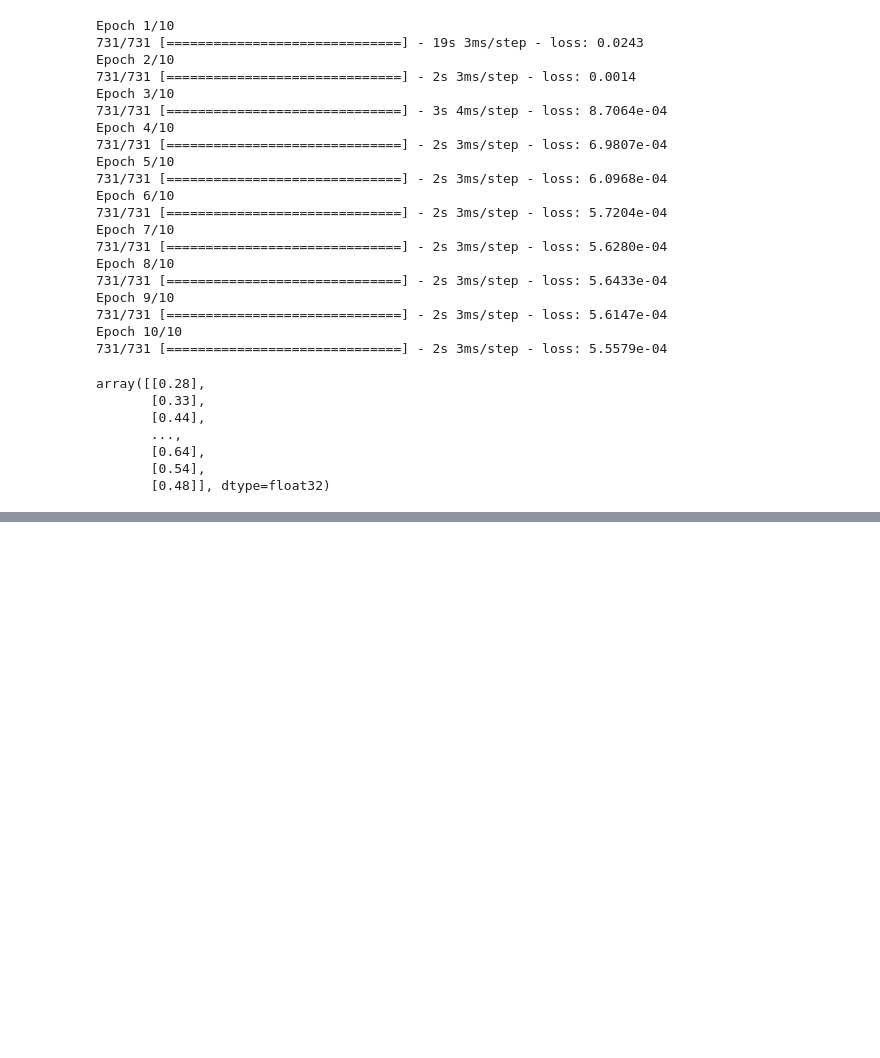
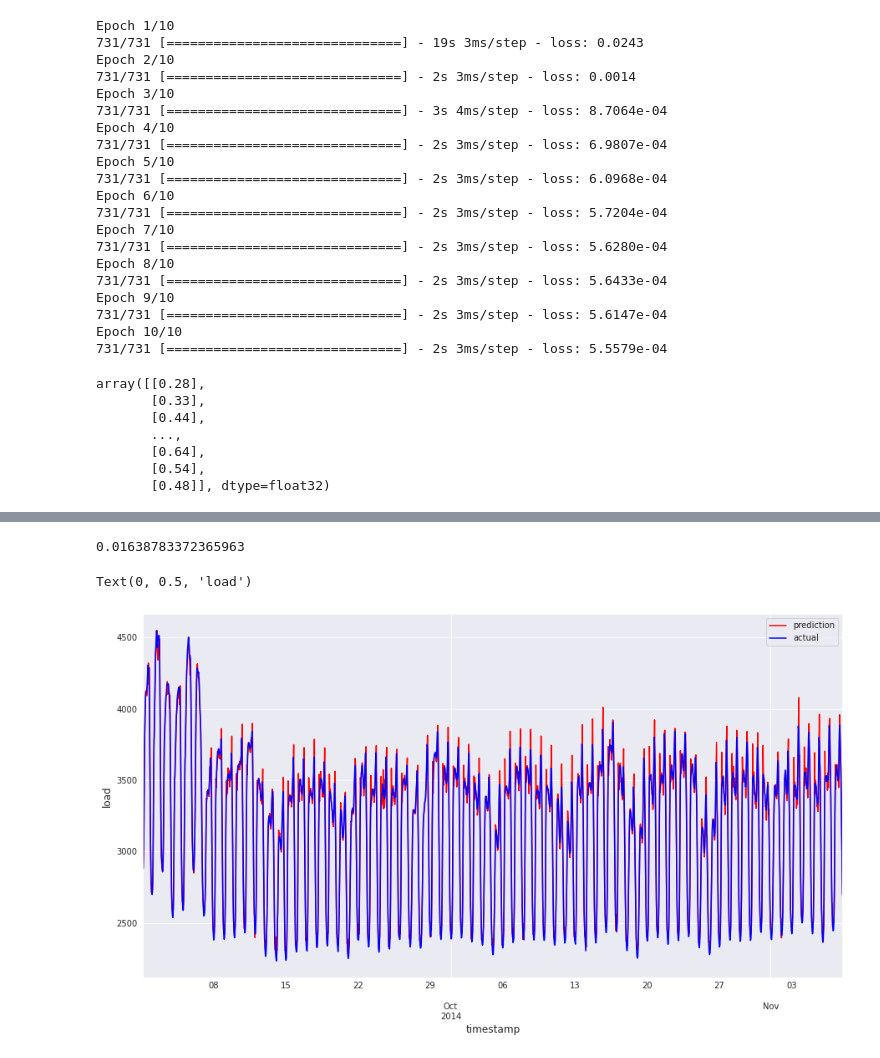
Before and after one commit to paulsok/kaggle, a Jupyter notebook: Global Energy Forecasting Competition/Global_Energy_Forecasting_Competition.ipynb, the cells around one changed output, grey strips where cells are left out. Drawn from its saved outputs; the diff is of its cells as text; code cells hidden in the pictures; blank space fills up the shorter version.

```diff
--- a/Global Energy Forecasting Competition/Global_Energy_Forecasting_Competition.ipynb
+++ b/Global Energy Forecasting Competition/Global_Energy_Forecasting_Competition.ipynb
@@ -315,12 +315,15 @@ test_shifted.head()
 y_train = train_shifted[y_col].to_numpy()
 X_train = train_shifted[X_cols].to_numpy()
 X_test = test_shifted[X_cols].to_numpy()
+y_test = test_shifted[y_col].to_numpy()
 
 X_train = X_train.reshape(X_train.shape[0], T, 1)
 X_test = X_test.reshape(X_test.shape[0], T, 1)
 
 print(y_train.shape)
 print(X_train.shape)
+print('*' * 15)
+print(y_test.shape)
 print(X_test.shape)
 # %% [output]
 (23370,)
@@ -385,3 +391,11 @@ array([[0.28],
        [0.64],
        [0.54],
        [0.48]], dtype=float32)
+# %%
+# compare predictions to our actual load values
+ev_ts_data = pd.DataFrame(ts_predictions, columns=['t+'+str(t) for t in range(1, HORIZON+1)])
+ev_ts_data['timestamp'] = test_shifted.index
+ev_ts_data = pd.melt(ev_ts_data, id_vars='timestamp', value_name='prediction', var_name='h')
+ev_ts_data['actual'] = np.transpose(y_test).ravel()
+ev_ts_data[['prediction', 'actual']] = scaler.inverse_transform(ev_ts_data[['prediction', 'actual']])
+ev_ts_data.head()
@@ -387,0 +409,19 @@ array([[0.28],
+# %%
+# mean absolute percentage error (MAPE) over all predictions
+def mape(ts_predictions, actuals):
+  """Mean absolute percentage error"""
+  return ((ts_predictions - actuals).abs() / actuals).mean()
+
+
+mape(ev_ts_data['prediction'], ev_ts_data['actual'])
+# %% [output]
+0.01638783372365963
+# %%
+# predictions versus the actuals for the first week of the test set
+ev_ts_data[ev_ts_data.timestamp<'2014-11-08'].plot(x='timestamp', y=['prediction', 'actual'],
+                                                   style=['r', 'b'], figsize=(15, 8))
+plt.xlabel('timestamp', fontsize=12)
+plt.ylabel('load', fontsize=12)
+# %% [output]
+Text(0, 0.5, 'load')
+[figure, added]
```
Also changed, not shown: parts of 3 cells of this notebook.
